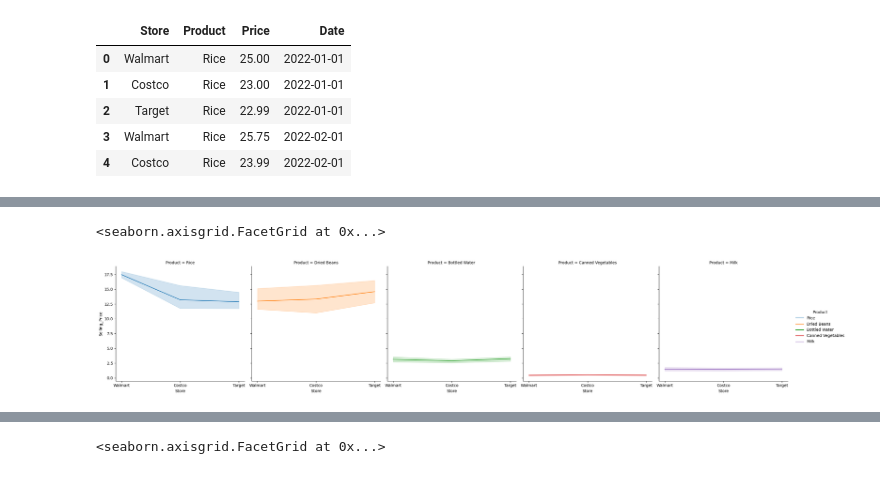
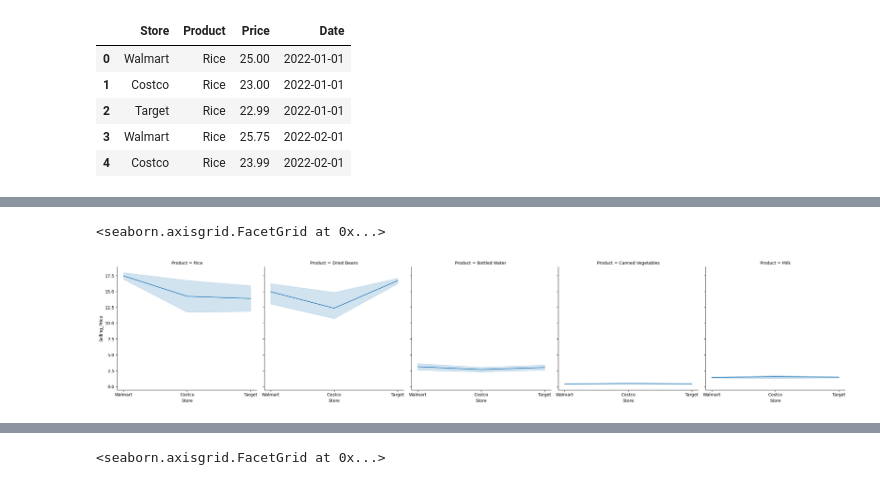
Before and after one commit to MOHIT282/Machine-Learning, a Jupyter notebook: august(4-6)/visualization/relation-plot.ipynb, the cells around one changed output, grey strips where cells are left out. Cells and saved outputs as stored; diff of their text form; code cells hidden in the pictures.

```diff
--- a/august(4-6)/visualization/relation-plot.ipynb
+++ b/august(4-6)/visualization/relation-plot.ipynb
@@ -39,10 +39,10 @@ df
 | 58 | Costco | Milk | 2.70 | 2022-04-01 | 1.80 |
 | 59 | Target | Milk | 3.00 | 2022-04-01 | 1.50 |
 # %%
-sns.relplot(data=df, x = 'Store', y = 'Selling_Price',kind='line', hue='Product',col='Product')
+sns.relplot(data=df, x = 'Store', y = 'Selling_Price',kind='line',col='Product')
 # %% [output]
 <seaborn.axisgrid.FacetGrid at 0x...>
-[figure, old version]
+[figure, new version]
 # %%
 sns.relplot(data=df, x = 'store', y='Price', kind='line', hue='Product',col='Store')
 # %% [output]
```
Also changed, not shown: parts of 2 cells of this notebook, 4 other files.
